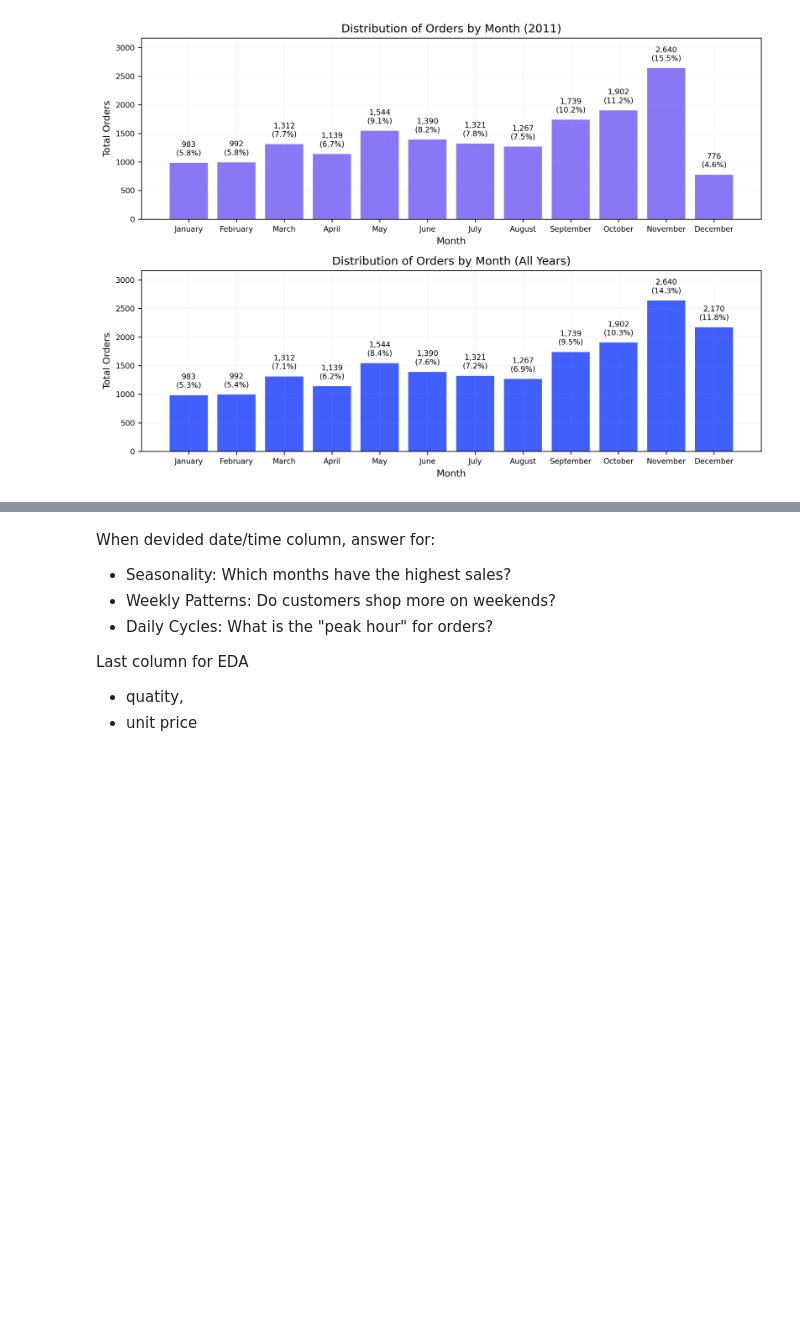
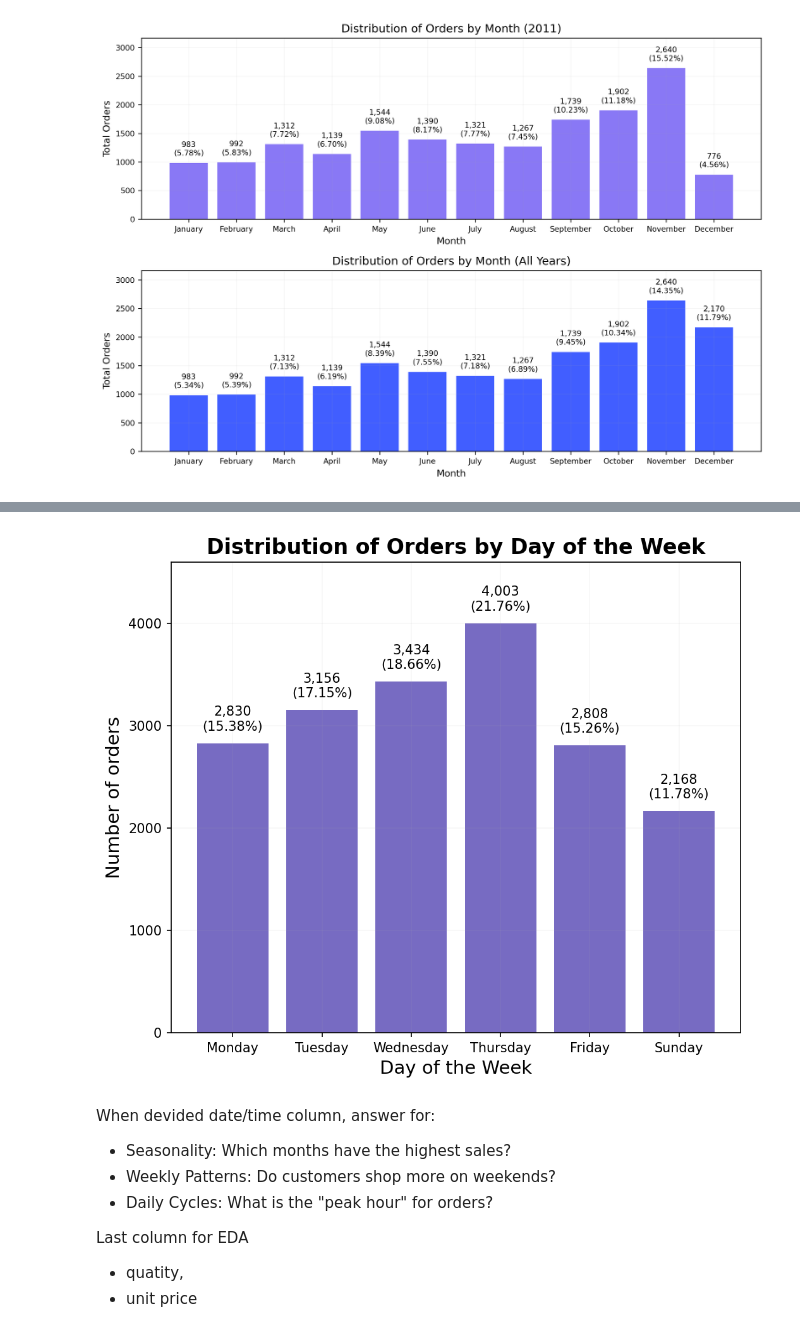
Before and after one commit to RV01011001/project_1-customer-segmentation, a Jupyter notebook: notebooks/03_exploratory_data_analysis.ipynb, the cells around one changed output, grey strips where cells are left out. Drawn from its saved outputs; the diff is of its cells as text; code cells hidden in the pictures; blank space fills up the shorter version.

```diff
--- a/notebooks/03_exploratory_data_analysis.ipynb
+++ b/notebooks/03_exploratory_data_analysis.ipynb
@@ -1020,7 +1024,7 @@ for bar, value, pct in zip(
     ax1.text(
         bar.get_x() + bar.get_width() / 2,
         bar.get_height() + 100,
-        f'{value:,}\n({pct:.1f}%)',
+        f'{value:,}\n({pct:.2f}%)',
         ha='center',
         va='bottom',
         fontsize = 8
@@ -1049,7 +1053,7 @@ for bar, value, pct in zip(
     ax2.text(
         bar.get_x() + bar.get_width() / 2,
         bar.get_height() + 100,
-        f'{value:,}\n({pct:.1f}%)',
+        f'{value:,}\n({pct:.2f}%)',
         ha='center',
         va='bottom',
         fontsize = 8
@@ -1069,0 +1078,12 @@ plt.show()
+# %%
+day_distribution_all_years = (
+    df_time.groupby('day_of_week')['invoice_number']
+    .nunique()
+    .reset_index()
+    .sort_values('day_of_week')
+)
+
+day_distribution_all_years['percentage'] = (day_distribution_all_years['invoice_number'] / day_distribution_all_years['invoice_number'].sum() * 100)
+day_distribution_all_years['percentage'] = day_distribution_all_years['percentage'].round(2)
+
+day_distribution_all_years
@@ -1070,3 +1098,36 @@ plt.show()
+# %%
+fig, ax = plt.subplots(figsize = (7, 6), dpi = 150)
+
+bars = ax.bar(day_distribution_all_years['day_of_week'],
+              day_distribution_all_years['invoice_number'],
+              color = "#776bc2"
+)
+
+for bar, value, pct in zip(
+    bars,
+    day_distribution_all_years['invoice_number'],
+    day_distribution_all_years['percentage'],
+):
+    ax.text(
+        bar.get_x() + bar.get_width() / 2,
+        bar.get_height() + 100,
+        f'{value:,}\n({pct:.2f}%)',
+        ha='center',
+        va='bottom',
+        fontsize = 10
+    )
+
+ax.set_ylim(0, day_distribution_all_years['invoice_number'].max() * 1.15)
+
+plt.title('Distribution of Orders by Day of the Week', fontsize = 16, fontweight = 'bold')
+plt.xlabel('Day of the Week', fontsize = 14)
+plt.ylabel('Number of orders', fontsize = 14)
+
+ax.grid(alpha = 0.1)
+plt.tight_layout(),
+plt.show()
+# %% [output]
+[figure, added]
 # %% [markdown]
 When devided date/time column, answer for:
 - Seasonality: Which months have the highest sales?
```
Also changed, not shown: parts of 11 cells of this notebook, 1 other file.
